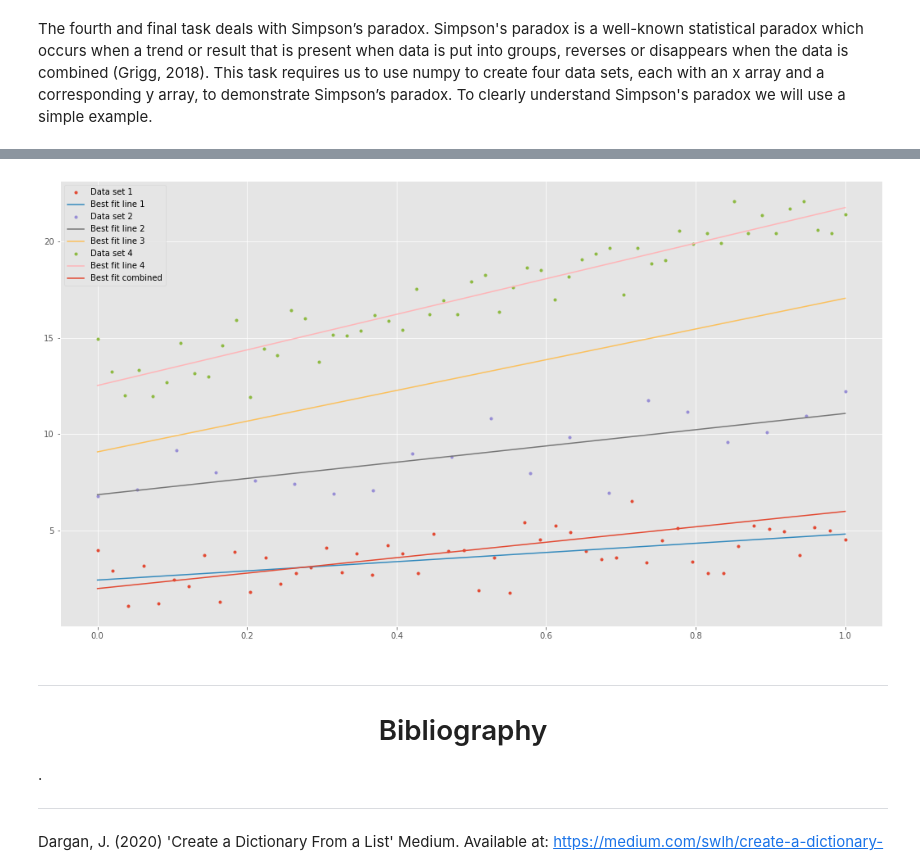
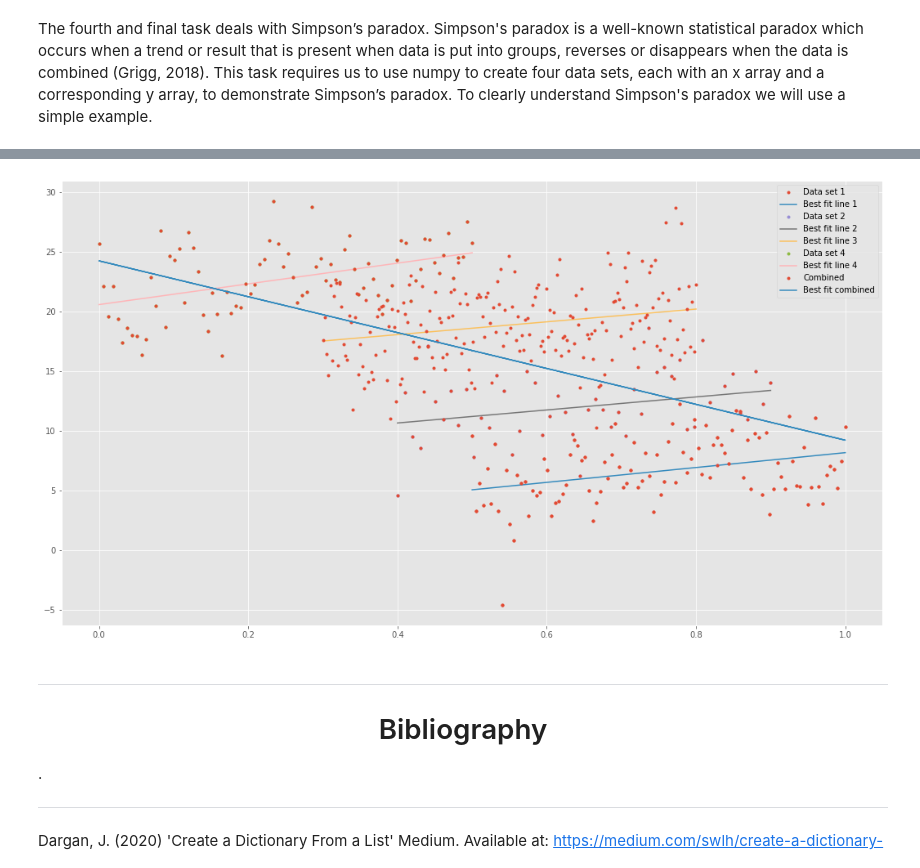
Before and after one commit to Willie2511/Fundamentals-of-Data-Analysis-Tasks, a Jupyter notebook: FDATasks.ipynb, the cells around one changed output, grey strips where cells are left out. Saved outputs shown, nothing was run; the diff lists cells and outputs as text; code cells hidden in the pictures.

Commit message:
Task 4 figured out

```diff
--- a/FDATasks.ipynb
+++ b/FDATasks.ipynb
@@ -126,12 +126,12 @@ y1 = 3.0 * x1 + 2.0 + np.random.normal(0.0, 1.0, len(x1))
 # %%
-x2 = np.linspace(0.0, 1.0, 20)
-y2 = 5.0 * x2 + 6.0 + np.random.normal(0.0, 1.0, len(x2))
+x2 = np.linspace(0.4, 0.9, 50)
+y2 = 6.0 * x2 + 8.0 + np.random.normal(0.0, 3.0, len(x2))
 # %%
-x3 = np.linspace(0.0, 1.0, 40)
-y3 = 8.0 * x3 + 9.0 + np.random.normal(0.0, 1.0, len(x3))
+x3 = np.linspace(0.3, .8, 200)
+y3 = 8.0 * x3 + 14.0 + np.random.normal(0.0, 3.0, len(x3))
 # %%
-x4 = np.linspace(0.0, 1.0, 55)
-y4 = 10.0 * x4 + 12.0 + np.random.normal(0.0, 1.0, len(x4))
+x4 = np.linspace(0.0, .5, 80)
+y4 = 10.0 * x4 + 20.0 + np.random.normal(0.0, 3.0, len(x4))
 # %%
 coeffs1 = np.polyfit(x1, y1, 1)
 coeffs1
@@ -188,17 +169,20 @@ array([0.        , 0.02040816, 0.04081633, 0.06122449, 0.08163265,
 # %%
 y = np.concatenate([y1, y2, y3, y4])
+# %%
+coeffs = np.polyfit(x, y, 1)
 # %%
 plt.plot(x1, y1, '.', label="Data set 1")
 plt.plot(x1, coeffs1[0] * x1 + coeffs1[1], '-', label='Best fit line 1')
 plt.plot(x2, y2, '.', label="Data set 2")
 plt.plot(x2, coeffs2[0] * x2 + coeffs2[1], '-', label='Best fit line 2')
 plt.plot(x3, coeffs3[0] * x3 + coeffs3[1], '-', label='Best fit line 3')
 plt.plot(x4, y4, '.', label="Data set 4")
 plt.plot(x4, coeffs4[0] * x4 + coeffs4[1], '-', label='Best fit line 4')
+plt.plot(x, y, '.', label = "Combined")
 plt.plot(x, coeffs[0] * x + coeffs[1], '-', label='Best fit combined')
 plt.legend();
 # %% [output]
-[figure, old version]
+[figure, new version]
 # %% [markdown]
 ***
 ## <h1><center>Bibliography</center></h1>.
```
Also changed, not shown: parts of 7 cells of this notebook.
